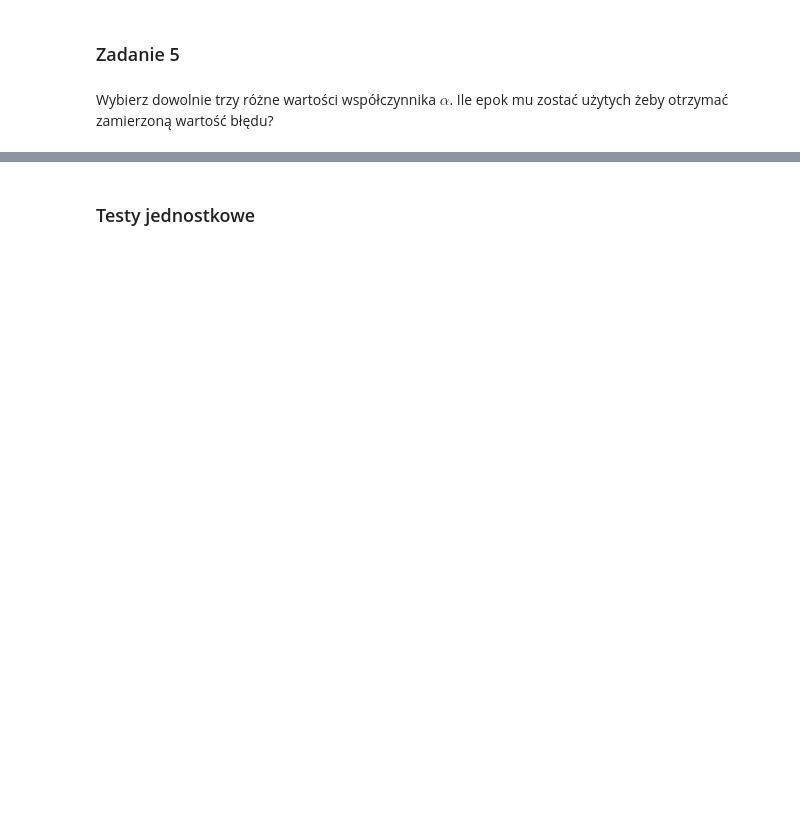
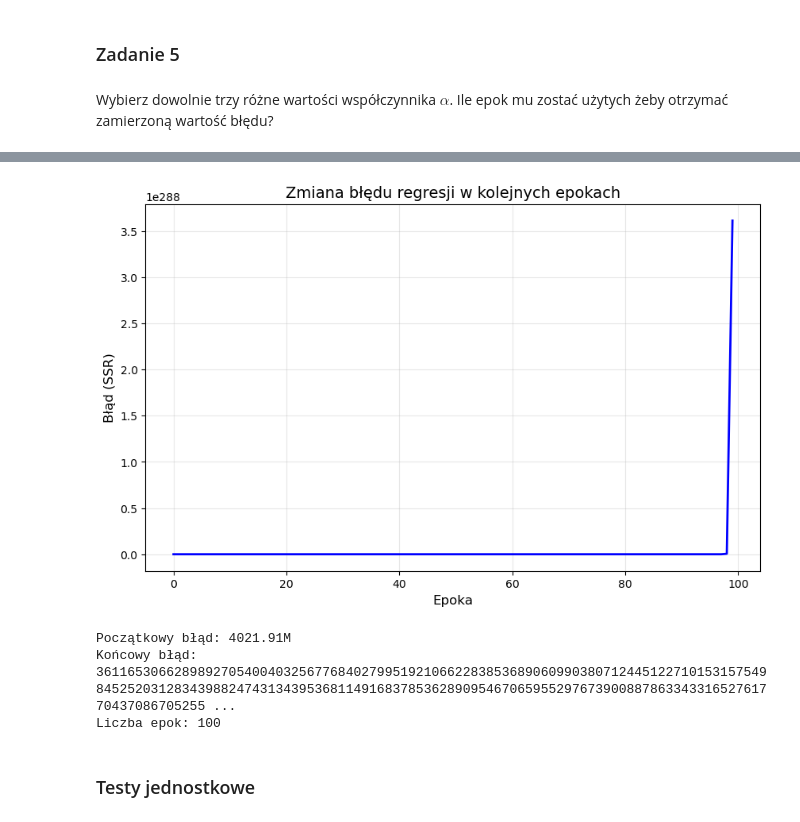
Before and after one commit to kamazur2002/pk_machine_learning, a Jupyter notebook: linear_regression/160803_Kamila_Zur_Linear_regression_simple_P1.ipynb, the cells around one changed output, grey strips where cells are left out. Cells and saved outputs as stored; diff of their text form; code cells hidden in the pictures; blank space fills up the shorter version.

```diff
--- a/linear_regression/160803_Kamila_Zur_Linear_regression_simple_P1.ipynb
+++ b/linear_regression/160803_Kamila_Zur_Linear_regression_simple_P1.ipynb
@@ -235,3 +355,22 @@ Wybierz dowolnie trzy różne wartości współczynnika $\alpha$. Ile epok mu zo
+# %%
+b0, b1, error = learn_and_fit(x, y, alpha=0.5)
+
+plt.figure(figsize=(10, 6))
+plt.plot(range(len(error)), error, 'b-', linewidth=2)
+plt.xlabel('Epoka', fontsize=12)
+plt.ylabel('Błąd (SSR)', fontsize=12)
+plt.title('Zmiana błędu regresji w kolejnych epokach', fontsize=14)
+plt.grid(True, alpha=0.3)
+plt.show()
+
+print(f"Początkowy błąd: {error[0]/1e6:.2f}M")
+print(f"Końcowy błąd: {error[-1]/1e6:.2f}M")
+print(f"Liczba epok: {len(error)}")
+# %% [output]
+[figure, added]
+Początkowy błąd: 4021.91M
+Końcowy błąd: 361165306628989270540040325677684027995192106622838536890609903807124451227101531575498452520312834398824743134395368114916837853628909546706595529767390088786334331652761770437086705255 ...
+Liczba epok: 100
 # %% [markdown]
 ### Testy jednostkowe
 # %%
```
Also changed, not shown: parts of 29 cells of this notebook.
